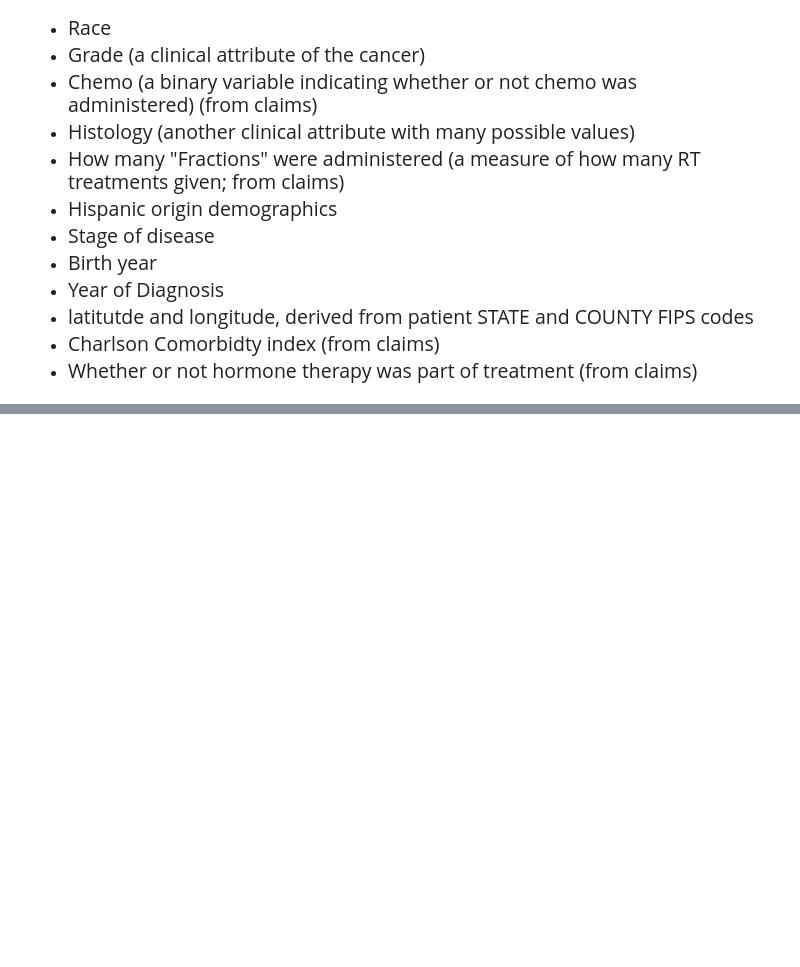
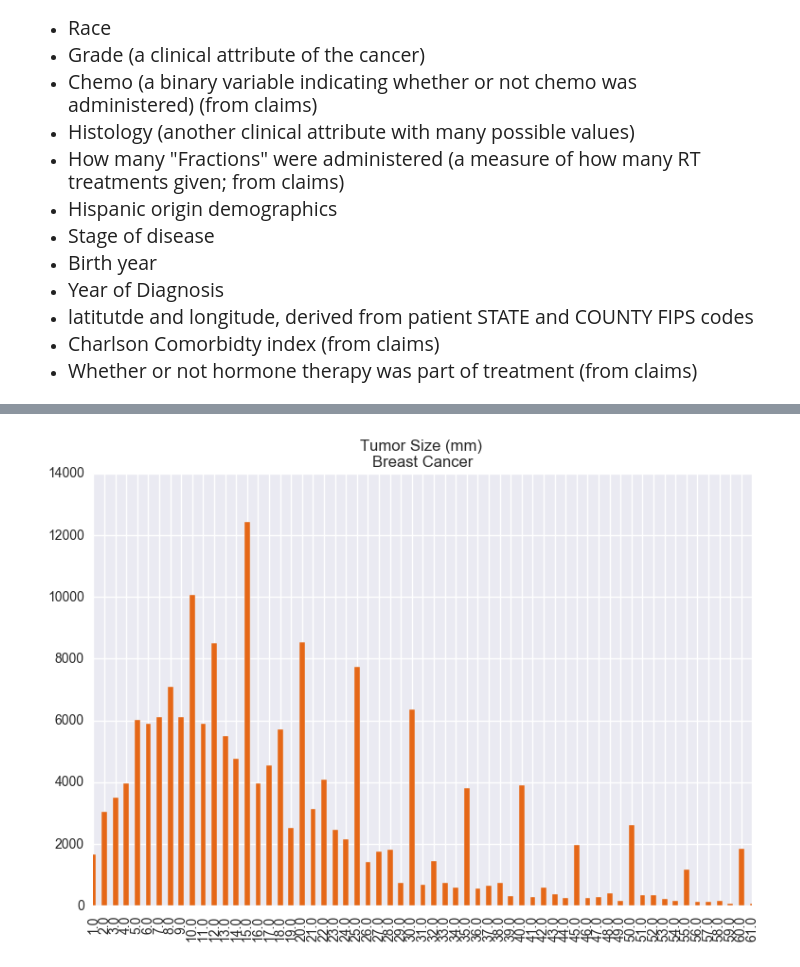
Before and after one commit to doolingdavid/IBATHREE, a Jupyter notebook: talk.ipynb, the cells around one changed output, grey strips where cells are left out. Saved outputs shown, nothing was run; the diff lists cells and outputs as text; code cells hidden in the pictures; blank space fills up the shorter version.

```diff
--- a/talk.ipynb
+++ b/talk.ipynb
@@ -165,0 +200,6 @@ Ttest_relResult(statistic=-3.1196615512720802, pvalue=0.012325349247526556)
+# %%
+df[cstum1mask & df.siterwho1.str.contains("breast",case=False,na=False)].cstum1.value_counts().sort_index().plot(kind='bar',
+            title='Tumor Size (mm) \nBreast Cancer',color='#E56717');
+plt.xlim(0,60);
+# %% [output]
+[figure, added]
```
Also changed, not shown: parts of 5 cells of this notebook.
